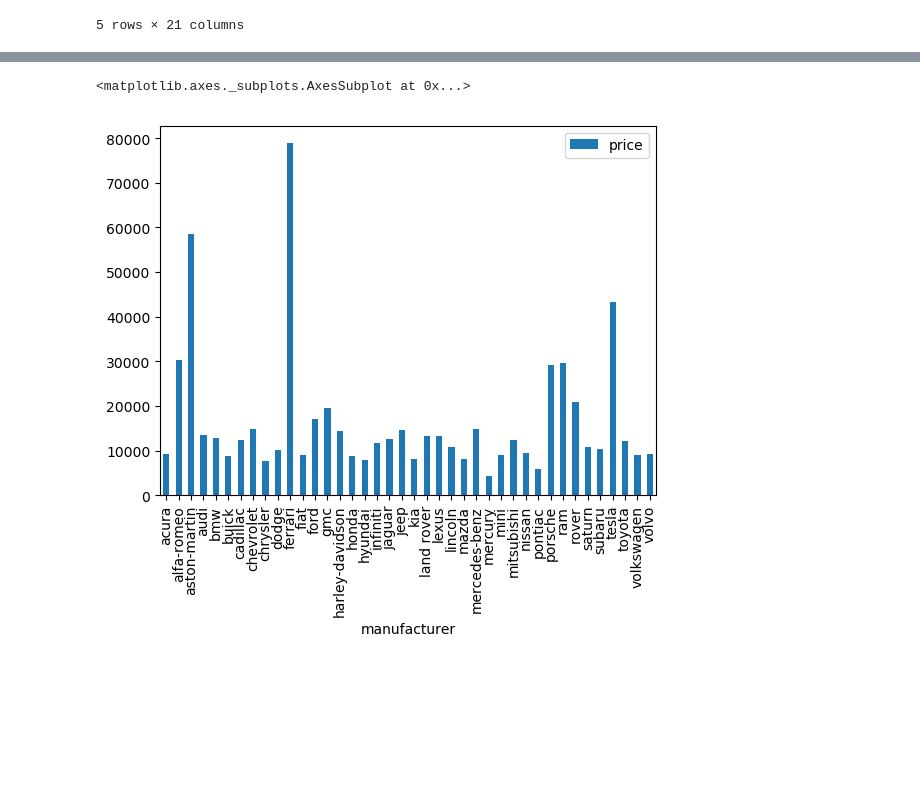
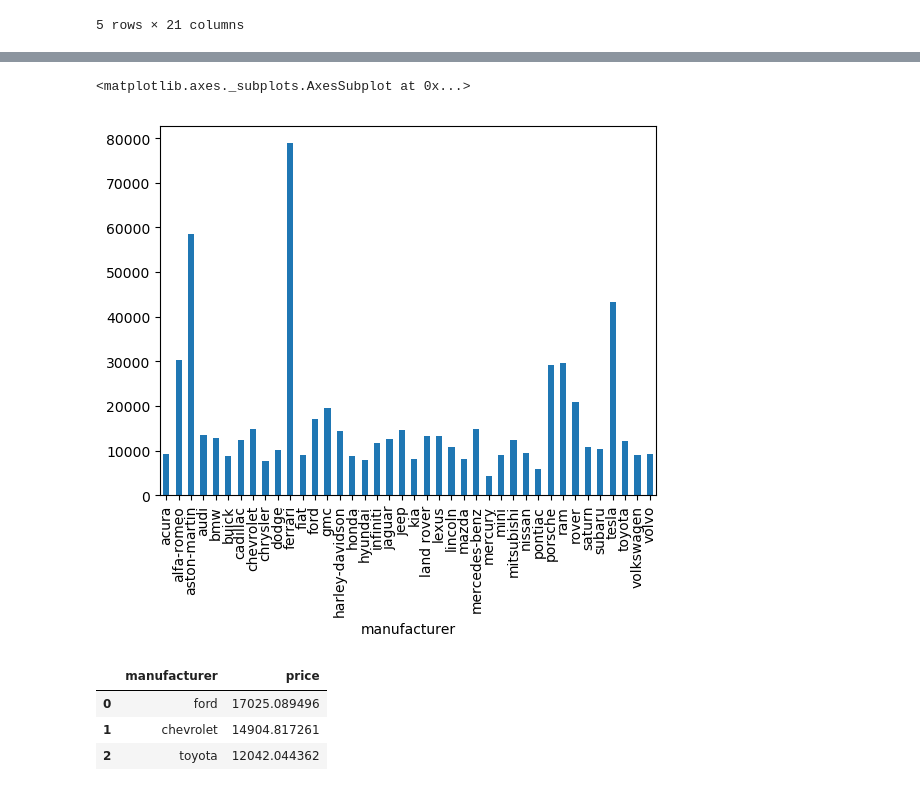
Before and after one commit to Tim-U-12/bootcamp_project_one, a Jupyter notebook: code/Tim_main.ipynb, the cells around one changed output, grey strips where cells are left out. Drawn from its saved outputs; the diff is of its cells as text; code cells hidden in the pictures; blank space fills up the shorter version.

```diff
--- a/code/Tim_main.ipynb
+++ b/code/Tim_main.ipynb
@@ -37,5 +76,14 @@ average_listing_price = vehicle_listing_df[["manufacturer","price"]].groupby(["m
 # %%
+# Average price per car type
+average_listing_price = vehicle_listing_df.groupby(["manufacturer"])["price"].mean().sort_index()
 average_listing_price.plot.bar()
 # %% [output]
 <matplotlib.axes._subplots.AxesSubplot at 0x...>
-[figure, old version]
+[figure, new version]
+# %%
+average_listing_price[["ford", "chevrolet", "toyota"]].reset_index()
+# %% [output]
+|  | manufacturer | price |
+| 0 | ford | 17025.089496 |
+| 1 | chevrolet | 14904.817261 |
+| 2 | toyota | 12042.044362 |
```
Also changed, not shown: parts of 10 cells of this notebook.
